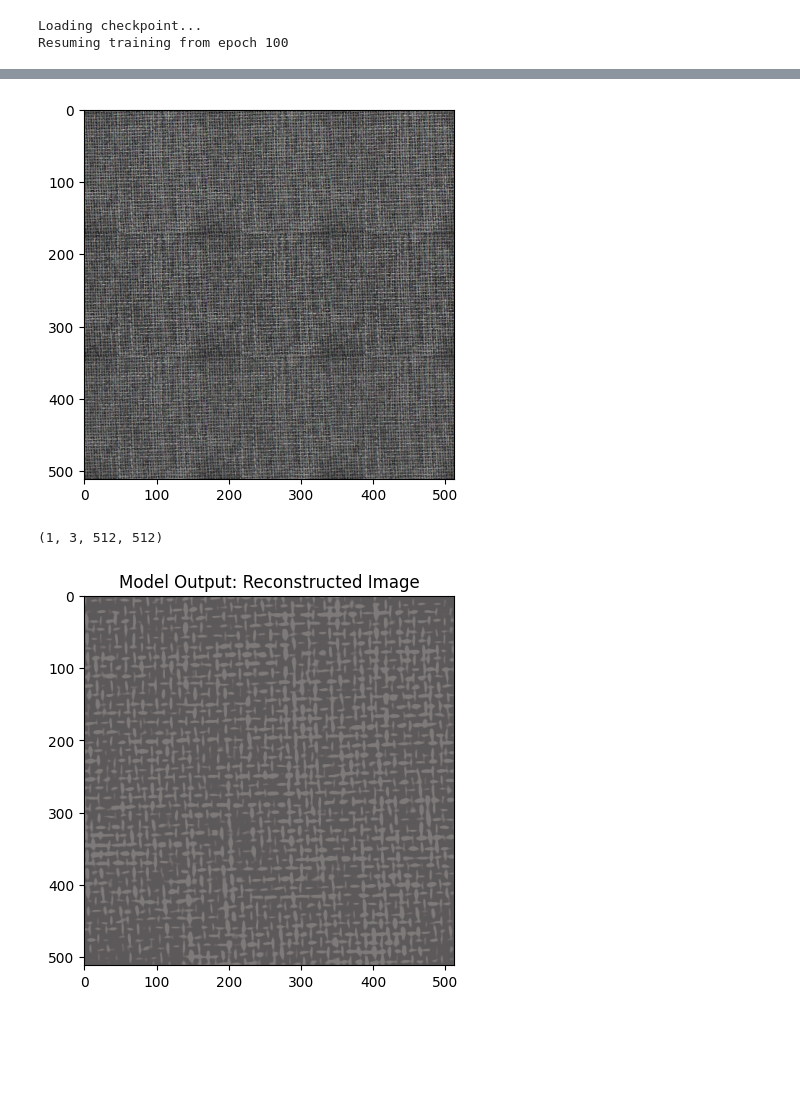
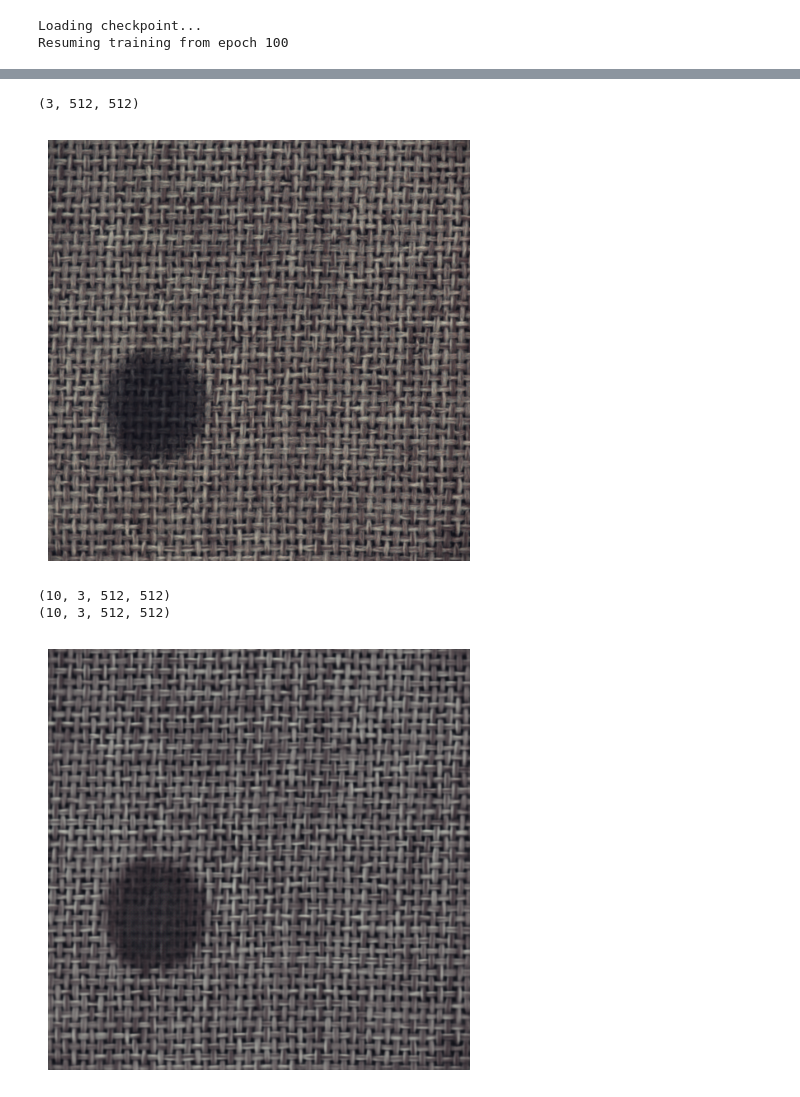
Before and after one commit to Pinkvinus/AML-exam-project, a Jupyter notebook: project/project.ipynb, the cells around one changed output, grey strips where cells are left out. Cells and saved outputs as stored; diff of their text form; code cells hidden in the pictures; blank space fills up the shorter version.

```diff
--- a/project/project.ipynb
+++ b/project/project.ipynb
@@ -54,8 +38,8 @@ print(np.array(sample_image))
 # %%
 test_image_dir = "C:/Users/Gert/repos/AML-exam-project/project/mvtec_anomaly_detection/carpet/test"
 
-test_dataset_non_normal = ImageFolder(root=test_image_dir, transform=transform_non_normal)
-test_dataloader = DataLoader(test_dataset_non_normal, batch_size=16, shuffle=True)
+test_dataset = ImageFolder(root=test_image_dir, transform=transform_non_normal)
+test_dataloader = DataLoader(test_dataset, batch_size=10, shuffle=False)
 # %%
 dataloader.dataset
 # %% [output]
@@ -270,5 +266,5 @@ for epoch in range(epochs):
     plt.show()
 
     if (epoch+1) % 10 == 0:
-        save_checkpoint(model, optimizer, epoch, f"C:/Users/Gert/repos/AML-CV/project/models/autoencoder_{epoch+1}_epochs_checkpoint.pth", losses)
+        save_checkpoint(model, optimizer, epoch, f"C:/Users/Gert/repos/AML-exam-project/project/models/autoencoder_Ver1_{epoch+1}_epochs_checkpoint.pth", losses)
 # %% [output]
@@ -282,5 +274,5 @@ Checkpoint saved at C:/Users/Gert/repos/AML-CV/project/models/autoencoder_50_epo
 # %%
-checkpoint_path = "C:/Users/Gert/repos/AML-CV/project/models/autoencoder_100_epochs_checkpoint.pth"
+checkpoint_path = "C:/Users/Gert/repos/AML-exam-project/project/models/autoencoder_Ver1_100_epochs_checkpoint.pth"
 
 # Load checkpoint if resuming
 if os.path.exists(checkpoint_path):  # Ensure file exists
@@ -299,6 +291,8 @@ Loading checkpoint...
 Resuming training from epoch 100
 # %%
 # For continuing training
+print(f"Continuing training from epoch {start_epoch+1}")
+epochs = 102
 
 for epoch in range(start_epoch, epochs):
     model.train()
@@ -331,6 +325,6 @@ for epoch in range(start_epoch, epochs):
     plt.grid(True)
     plt.show()
 
-    if (epoch+1) % 10 == 0:
-        save_checkpoint(model, optimizer, epoch, f"C:/Users/Gert/repos/AML-CV/project/models/autoencoder_{epoch+1}_epochs_checkpoint.pth", losses)
+    if (epoch+1) % 10 == 0 and epoch != start_epoch:
+        save_checkpoint(model, optimizer, epoch, f"C:/Users/Gert/repos/AML-exam-project/project/models/autoencoder_Ver1_{epoch+1}_epochs_checkpoint.pth", losses)
 # %% [output]
@@ -360,35 +411,45 @@ AE(
 # %%
 image = None
-for i in dataloader_non_normal:
+for i in test_dataloader:
     image = i
     break
-# print(np.array(image[0][0]).shape)
-image = image[0][0]
-plt.imshow(image.reshape(512,512,-1))
+print(np.array(image[0][0]).shape)
+image = image[0]
+plt.imshow(image[0].permute(1, 2, 0))
+plt.tight_layout()
+plt.gca().spines['top'].set_visible(False)
+plt.gca().spines['right'].set_visible(False)
+plt.gca().spines['left'].set_visible(False)
+plt.gca().spines['bottom'].set_visible(False)
+plt.gca().tick_params(left=False, bottom=False, labelleft=False, labelbottom=False)
 plt.show()
-image_normalized = (image - mean[None, :, None, None]) / std[None, :, None, None]  # Normalize along the channel dimension
+# image_normalized = (image - mean[None, :, None, None]) / std[None, :, None, None]  # Normalize along the channel dimension
 
+print(np.array(image).shape)
 # Send the normalized image to the same device as the model (e.g., GPU or CPU)
-image_normalized = image_normalized.to(device)
+image = image.to(device)
 model = model.to(device)
 
 # Run the image through the model
 with torch.no_grad():  # Disable gradient calculations for inference
-    output = model(image_normalized)
+    output = model(image)
 print(np.array(output[0].cpu()).shape)
 reconstructed_image = output[0][0]
 
 reconstructed_image = reconstructed_image.permute(1, 2, 0).cpu()  # Convert (C, H, W) -> (H, W, C)
-reconstructed_image = reconstructed_image * std + mean  # Unnormalize the image
-
-# Clip values to [0, 1] for valid image display
-reconstructed_image = torch.clamp(reconstructed_image, 0, 255)
 
 # Display the reconstructed image
 plt.imshow(reconstructed_image.cpu().numpy())
-plt.title("Model Output: Reconstructed Image")
+plt.tight_layout()
+plt.gca().spines['top'].set_visible(False)
+plt.gca().spines['right'].set_visible(False)
+plt.gca().spines['left'].set_visible(False)
+plt.gca().spines['bottom'].set_visible(False)
+plt.gca().tick_params(left=False, bottom=False, labelleft=False, labelbottom=False)
 plt.show()
 # %% [output]
+(3, 512, 512)
-[figure, old version]
+[figure, new version]
-(1, 3, 512, 512)
+(10, 3, 512, 512)
+(10, 3, 512, 512)
-[figure, old version]
+[figure, new version]
```
Also changed, not shown: parts of 14 cells of this notebook, 9 other files.
